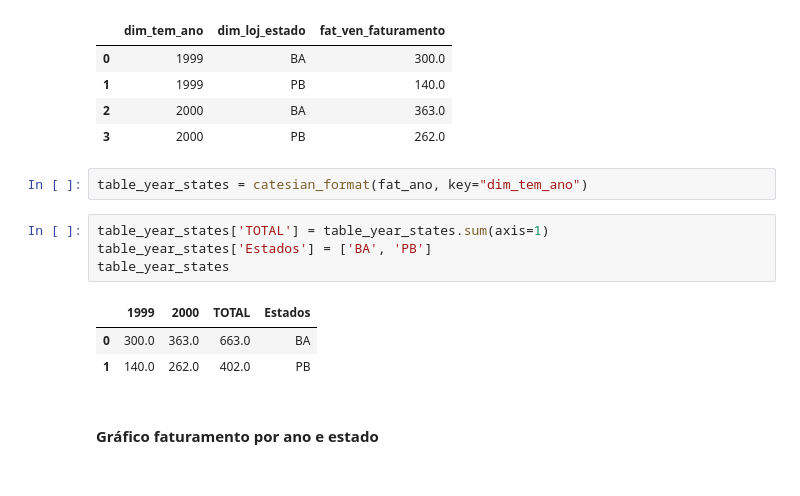
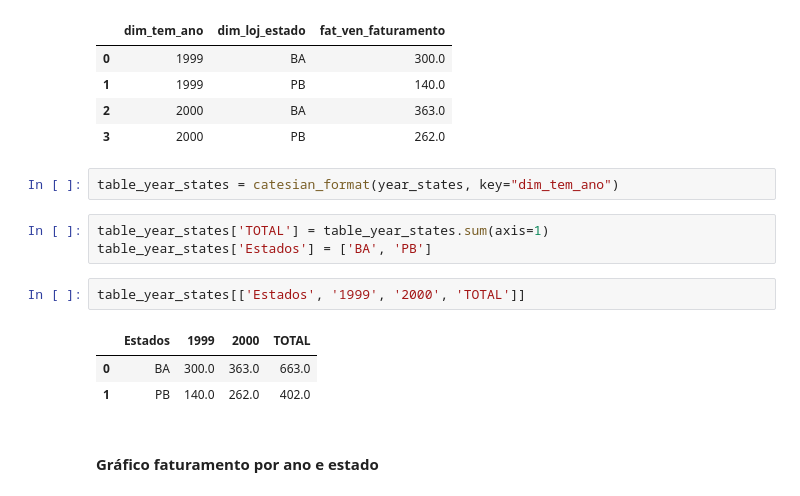
Before and after one commit to ricardo-dot/hackathon_01_dash, a Jupyter notebook: notebook.ipynb, the cells around one changed output. Saved outputs shown, nothing was run; the diff lists cells and outputs as text.

```diff
--- a/notebook.ipynb
+++ b/notebook.ipynb
@@ -333,14 +326,15 @@ year_states
 | 2 | 2000 | BA | 363.0 |
 | 3 | 2000 | PB | 262.0 |
 # %%
-table_year_states = catesian_format(fat_ano, key="dim_tem_ano")
+table_year_states = catesian_format(year_states, key="dim_tem_ano")
 # %%
 table_year_states['TOTAL'] = table_year_states.sum(axis=1)
 table_year_states['Estados'] = ['BA', 'PB']
-table_year_states
-# %% [output]
-|  | 1999 | 2000 | TOTAL | Estados |
-| 0 | 300.0 | 363.0 | 663.0 | BA |
-| 1 | 140.0 | 262.0 | 402.0 | PB |
+# %%
+table_year_states[['Estados', '1999', '2000', 'TOTAL']]
+# %% [output]
+|  | Estados | 1999 | 2000 | TOTAL |
+| 0 | BA | 300.0 | 363.0 | 663.0 |
+| 1 | PB | 140.0 | 262.0 | 402.0 |
 # %% [markdown]
 #### Gráfico faturamento por ano e estado
```
Also changed, not shown: parts of 14 cells of this notebook, 9 other files.
